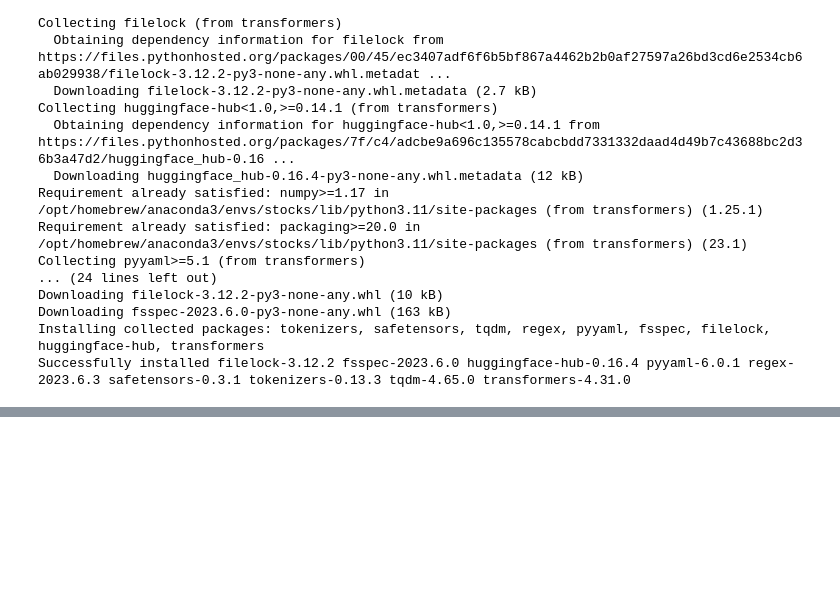
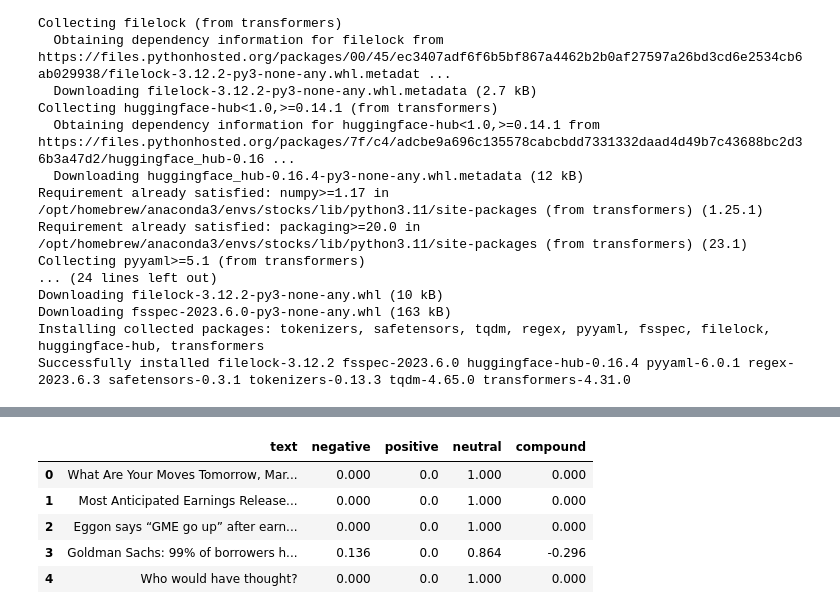
Before and after one commit to Christopher-jason/cjs-dissertation, a Jupyter notebook: Stocks/stocks_screener.ipynb, the cells around one changed output, grey strips where cells are left out. Saved outputs shown, nothing was run; the diff lists cells and outputs as text; code cells hidden in the pictures; blank space fills up the shorter version.

```diff
--- a/Stocks/stocks_screener.ipynb
+++ b/Stocks/stocks_screener.ipynb
@@ -507,0 +409,7 @@ model = AutoModelForSequenceClassification.from_pretrained("ProsusAI/finbert")
+# %%
+from vaderSentiment.vaderSentiment import SentimentIntensityAnalyzer
+analyzer = SentimentIntensityAnalyzer()
+
+for sentence in hot_1:
+    vs = analyzer.polarity_scores(sentence)
+    print("{:-<65} {}".format(sentence, str(vs)))
@@ -507,0 +434,29 @@ model = AutoModelForSequenceClassification.from_pretrained("ProsusAI/finbert")
+# %%
+#store all the sentiments in a new varaible for hot_1
+sentiment = []
+for sentence in hot_1:
+    vs = analyzer.polarity_scores(sentence)
+    sentiment.append(vs)
+
+#store the negative, positive, neutral and compound scores for the sentiments in seperate variables
+negative = []
+positive = []
+neutral = []
+compound = []
+for i in sentiment:
+    negative.append(i['neg'])
+    positive.append(i['pos'])
+    neutral.append(i['neu'])
+    compound.append(i['compound'])
+
+
+#convert the negative, positive, neutral and compound scores and the hot_1 sentences into a dataframe
+vader = pd.DataFrame(list(zip(hot_1, negative, positive, neutral, compound)), columns =['text','negative', 'positive', 'neutral', 'compound'])
+vader.head()
+# %% [output]
+|  | text | negative | positive | neutral | compound |
+| 0 | What Are Your Moves Tomorrow, Mar... | 0.000 | 0.0 | 1.000 | 0.000 |
+| 1 | Most Anticipated Earnings Release... | 0.000 | 0.0 | 1.000 | 0.000 |
+| 2 | Eggon says “GME go up” after earn... | 0.000 | 0.0 | 1.000 | 0.000 |
+| 3 | Goldman Sachs: 99% of borrowers h... | 0.136 | 0.0 | 0.864 | -0.296 |
+| 4 | Who would have thought? | 0.000 | 0.0 | 1.000 | 0.000 |
```
Also changed, not shown: parts of 34 cells of this notebook.
